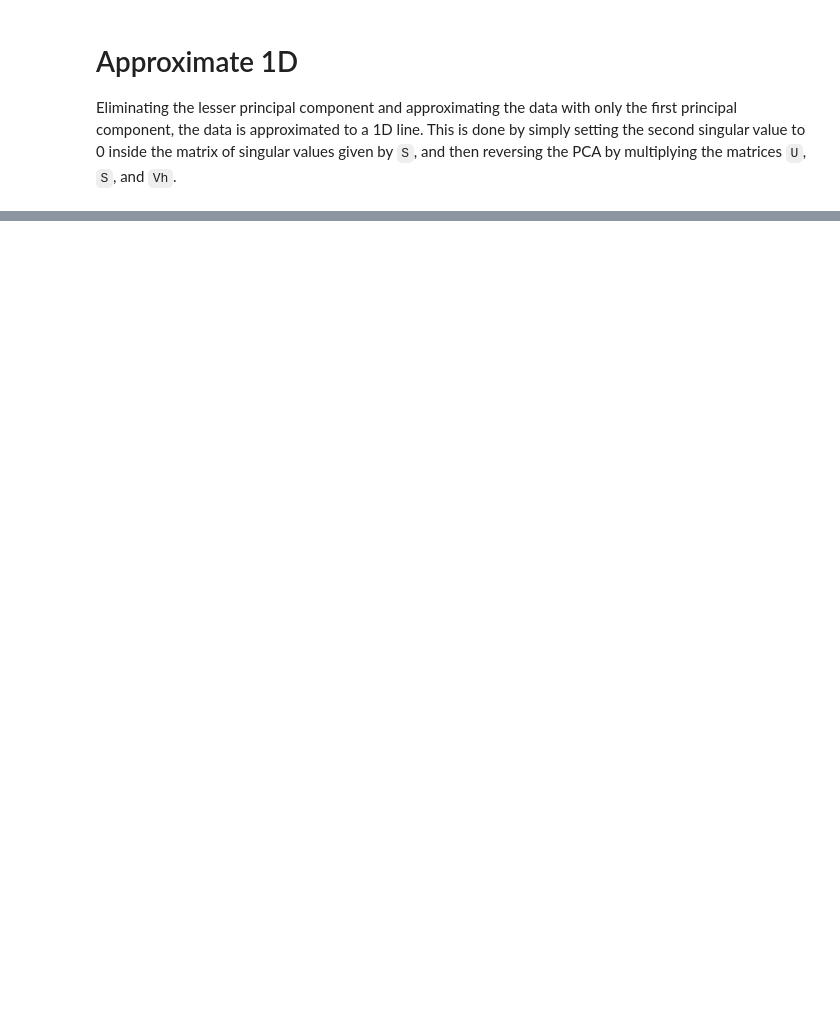
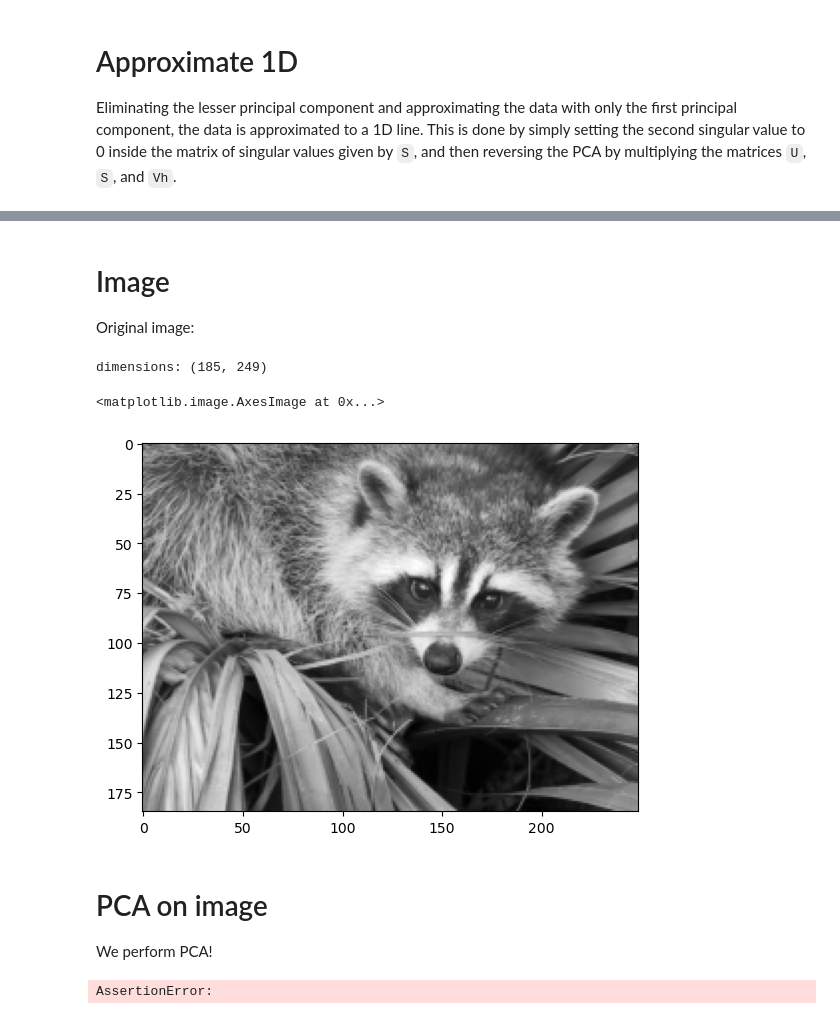
Before and after one commit to karthikeya-ms/ML_in_Crowd_Modelling_and_Simulation, a Jupyter notebook: EX3/notebooks/task1_pca.ipynb, the cells around one changed output, grey strips where cells are left out. Drawn from its saved outputs; the diff is of its cells as text; code cells hidden in the pictures; blank space fills up the shorter version.

Commit message:
Task 1: Rescaled image

```diff
--- a/EX3/notebooks/task1_pca.ipynb
+++ b/EX3/notebooks/task1_pca.ipynb
@@ -70,0 +114,25 @@ plot_data_with_pcs(approximated_data, pca_result.Vh)
+# %% [markdown]
+# Image
+
+Original image:
+# %%
+# Remember that `scipy.misc.face` is deprecated
+my_image = sc.datasets.face(gray=True)
+
+my_image = rescale_img(my_image, 249, 185)
+
+print(f'dimensions: {my_image.shape}')
+
+plt.imshow(my_image, cmap='gray')
+# %% [output]
+dimensions: (185, 249)
+<matplotlib.image.AxesImage at 0x...>
+[figure, added]
+# %% [markdown]
+# PCA on image
+
+We perform PCA!
+# %%
+pca_image = PCA.pca(my_image)
+# %% [output]
+AssertionError:
```
Also changed, not shown: parts of 4 cells of this notebook, 2 other files.
